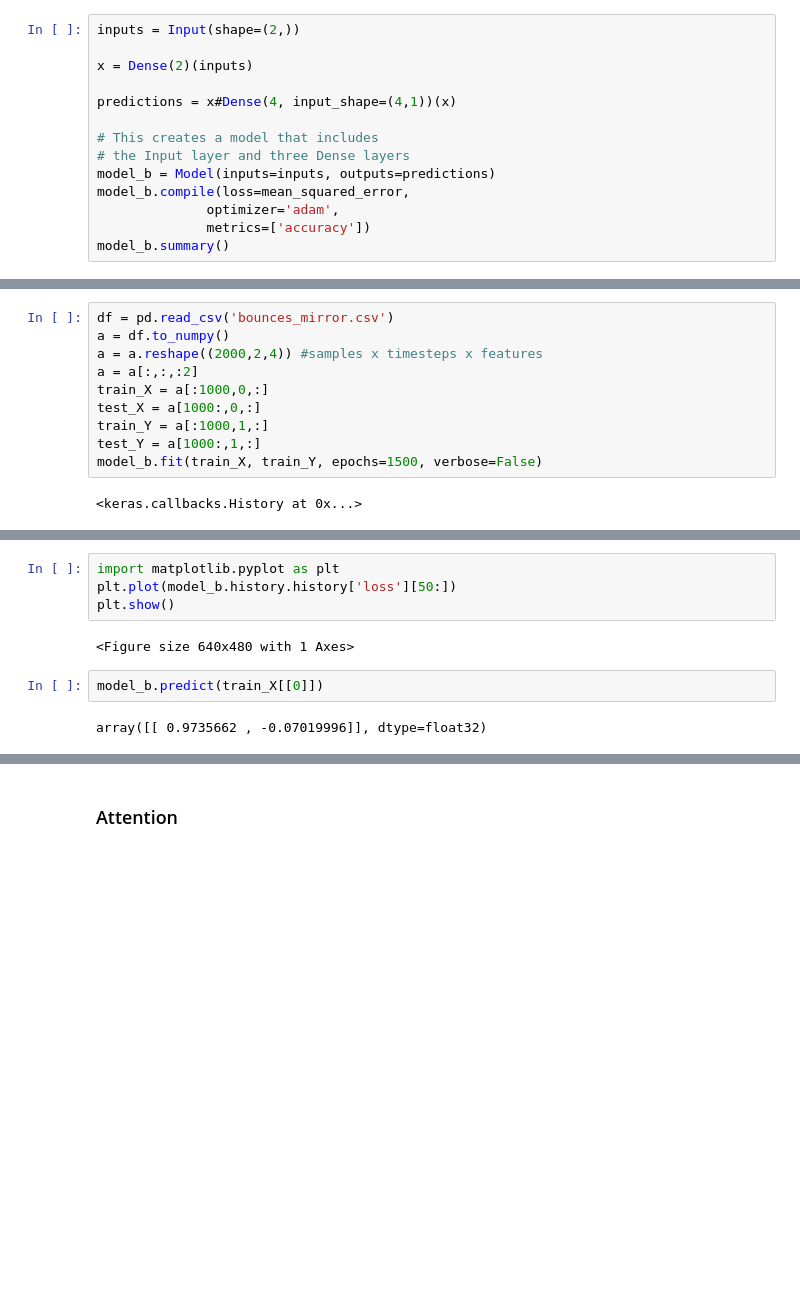
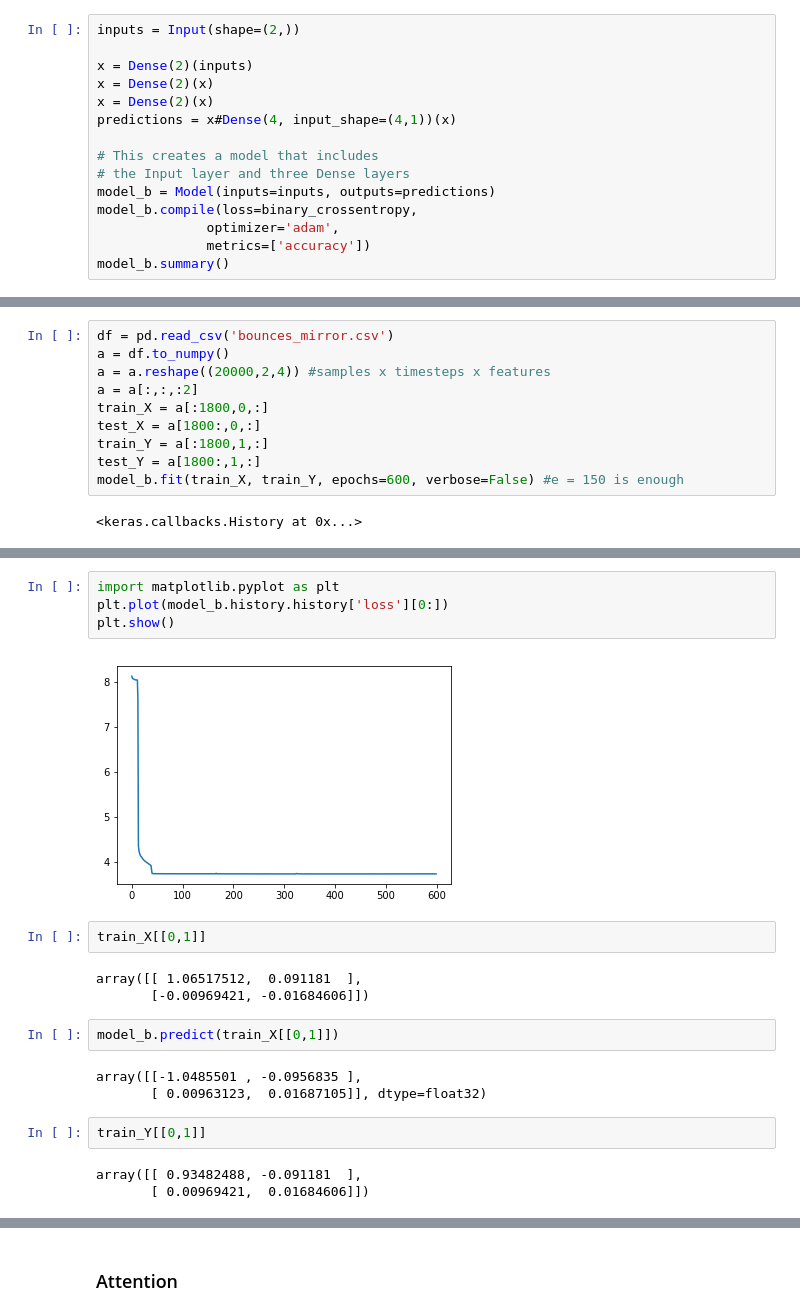
Before and after one commit to Muruniiduk/modularnns, a Jupyter notebook: Models_clean.ipynb, the cells around one changed output, grey strips where cells are left out. Saved outputs shown, nothing was run; the diff lists cells and outputs as text; blank space fills up the shorter version.

```diff
--- a/Models_clean.ipynb
+++ b/Models_clean.ipynb
@@ -107,13 +109,14 @@ array([[ 0.19550872, -0.03837913]])
 inputs = Input(shape=(2,))
 
 x = Dense(2)(inputs)
-
+x = Dense(2)(x)
+x = Dense(2)(x)
 predictions = x#Dense(4, input_shape=(4,1))(x)
 
 # This creates a model that includes
 # the Input layer and three Dense layers
 model_b = Model(inputs=inputs, outputs=predictions)
-model_b.compile(loss=mean_squared_error,
+model_b.compile(loss=binary_crossentropy,
               optimizer='adam',
               metrics=['accuracy'])
 model_b.summary()
@@ -132,12 +139,12 @@ _________________________________________________________________
 # %%
 df = pd.read_csv('bounces_mirror.csv')
 a = df.to_numpy()
-a = a.reshape((2000,2,4)) #samples x timesteps x features
+a = a.reshape((20000,2,4)) #samples x timesteps x features
 a = a[:,:,:2]
-train_X = a[:1000,0,:]
-test_X = a[1000:,0,:]
-train_Y = a[:1000,1,:]
-test_Y = a[1000:,1,:]
-model_b.fit(train_X, train_Y, epochs=1500, verbose=False)
+train_X = a[:1800,0,:]
+test_X = a[1800:,0,:]
+train_Y = a[:1800,1,:]
+test_Y = a[1800:,1,:]
+model_b.fit(train_X, train_Y, epochs=600, verbose=False) #e = 150 is enough
 # %% [output]
 <keras.callbacks.History at 0x...>
@@ -150,13 +161,24 @@ print(rmse(train_Y, model_b.predict(train_X)))
 # %%
 import matplotlib.pyplot as plt
-plt.plot(model_b.history.history['loss'][50:])
+plt.plot(model_b.history.history['loss'][0:])
 plt.show()
 # %% [output]
-<Figure size 640x480 with 1 Axes>
+[figure, added]
+# %%
+train_X[[0,1]]
+# %% [output]
+array([[ 1.06517512,  0.091181  ],
+       [-0.00969421, -0.01684606]])
 # %%
-model_b.predict(train_X[[0]])
+model_b.predict(train_X[[0,1]])
 # %% [output]
-array([[ 0.9735662 , -0.07019996]], dtype=float32)
+array([[-1.0485501 , -0.0956835 ],
+       [ 0.00963123,  0.01687105]], dtype=float32)
+# %%
+train_Y[[0,1]]
+# %% [output]
+array([[ 0.93482488, -0.091181  ],
+       [ 0.00969421,  0.01684606]])
 # %%
 model_json = model_b.to_json()
 with open("sim_e1500_b.json", "w") as json_file:
```
Also changed, not shown: parts of 49 cells of this notebook, 39 other files.
